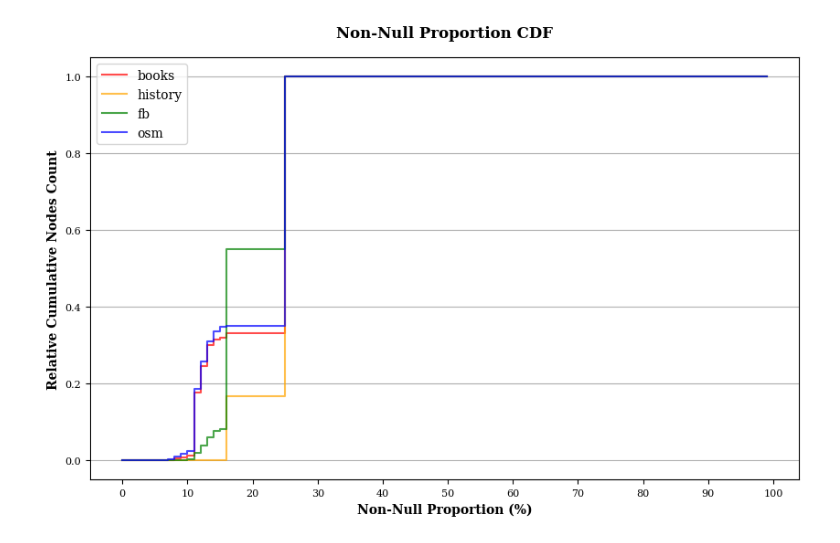
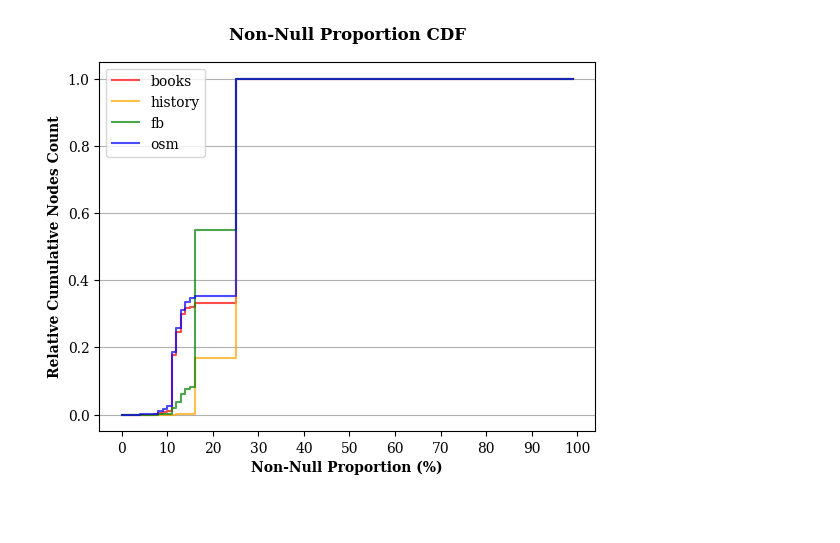
Before and after one commit to neokkk/GRE, a Jupyter notebook: scripts/cdf.ipynb, the cells around one changed output. Saved outputs shown, nothing was run; the diff lists cells and outputs as text; code cells hidden in the pictures; blank space fills up the shorter version.

```diff
--- a/scripts/cdf.ipynb
+++ b/scripts/cdf.ipynb
@@ -21,36 +24,35 @@ plt.rcParams['font.serif'] = ['Times New Roman'] + plt.rcParams['font.serif']
 # %%
 csv_file_names = [os.path.join(build_path, f'{dataset}.csv') for dataset in datasets]
 
-plt.figure(figsize=(10, 6))
+plt.figure()
 
 for i, file_name in enumerate(csv_file_names):
     try:
       df = pd.read_csv(file_name, header=None)
     except Exception as e:
       continue
 
     total_count = len(df)
     total_values = df.iloc[2:, 0].astype(float)
     null_values = df.iloc[2:, 1].astype(float)
     non_null_percentages = ((total_values - null_values) / total_values) * 100
     percent_intervals = np.arange(0, 101, 1)
     counts, _ = np.histogram(non_null_percentages, bins=percent_intervals)
     counts = np.asarray(counts) / total_count
     cumulative_counts = np.cumsum(counts)
 
     plt.plot(percent_intervals[:-1], cumulative_counts,
              drawstyle='steps-post', color=colors[i % len(colors)], alpha=0.7, label=file_name.split('/')[-1].split('.')[0])
 
 plt.xlabel('Non-Null Proportion (%)', fontdict={'weight': 'bold'})
 plt.ylabel('Relative Cumulative Nodes Count', fontdict={'weight': 'bold'})
-plt.xticks(np.arange(0, 101, 10), size=8)
-plt.yticks(size=8)
+plt.xticks(np.arange(0, 101, 10))
 plt.grid(axis='y')
 plt.legend()
-plt.title('Non-Null Proportion CDF', fontdict={'size': 12, 'weight': 'bold'}, pad=16)
+plt.title('Non-Null Proportion CDF', fontdict={'weight': 'bold'}, pad=16)
 plt.show()
 # %% [output]
-[figure, old version]
+[figure, new version]
 # %%
 csv_file_names = [os.path.join(build_path, f'{dataset}.csv') for dataset in datasets]
 
```
Also changed, not shown: parts of 6 cells of this notebook.
